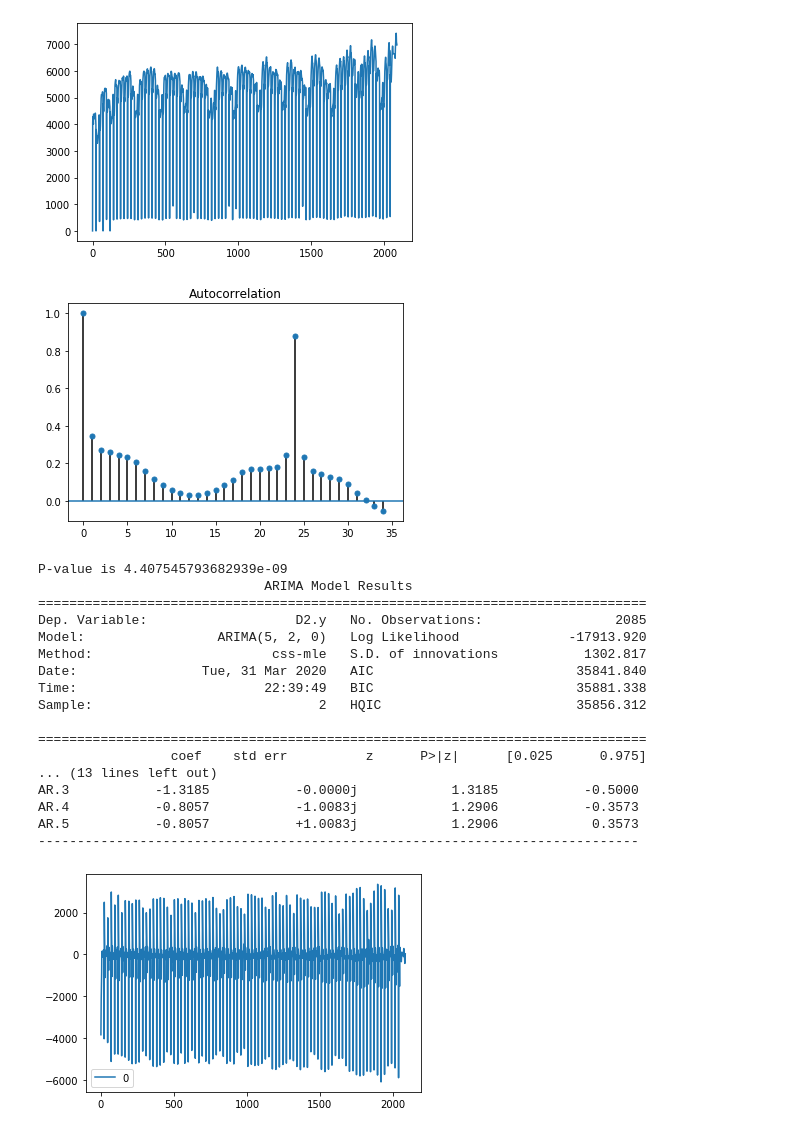
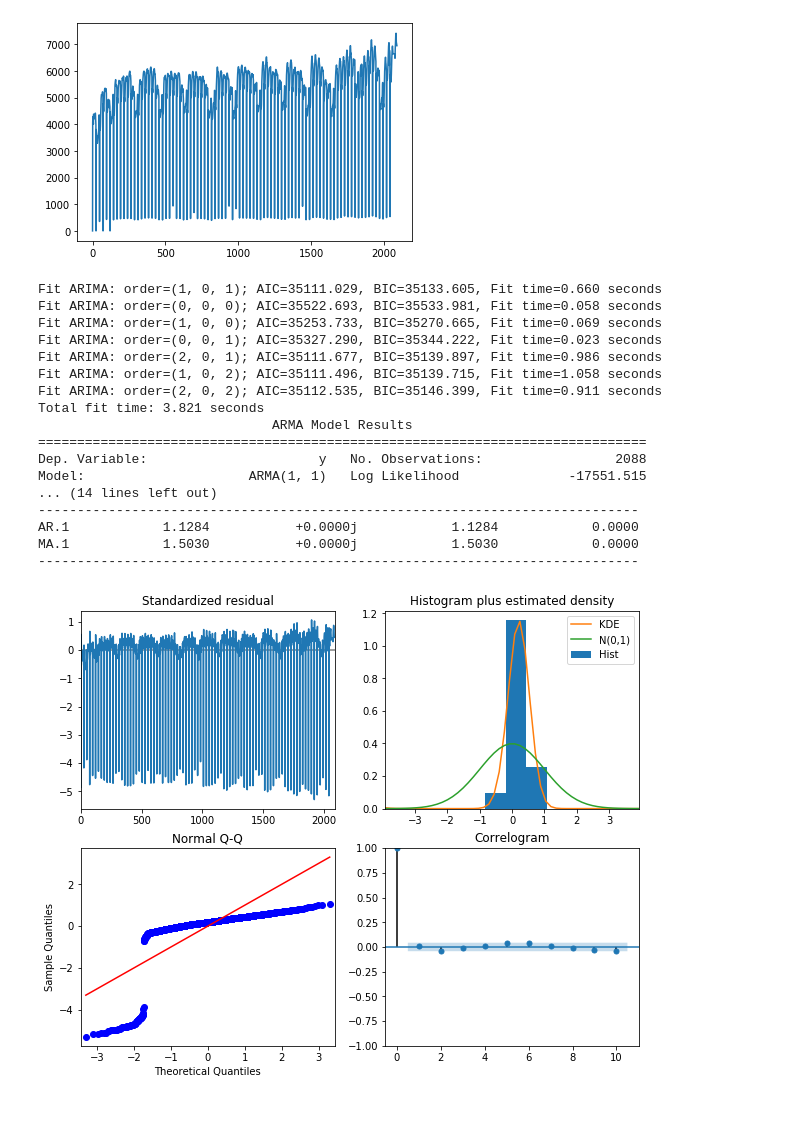
Before and after one commit to ERAUMECR/PML-06MTP-115, a Jupyter notebook: ARIMA_Forecast.ipynb, the cells around one changed output. Cells and saved outputs as stored; diff of their text form; code cells hidden in the pictures.

```diff
--- a/ARIMA_Forecast.ipynb
+++ b/ARIMA_Forecast.ipynb
@@ -3,69 +3,65 @@ import pandas as pd
 from sklearn.preprocessing import StandardScaler
 import numpy as np
 from keras import regularizers
 from keras.constraints import maxnorm
 from sklearn.linear_model import Lasso
 from sklearn.metrics import mean_squared_error
 from math import sqrt
 from pandas.plotting import autocorrelation_plot
 import pandas as pd
 import numpy as np
 from statsmodels.tsa.stattools import acf, pacf
 from statsmodels.graphics.tsaplots import plot_acf, plot_pacf
 from statsmodels.tsa.stattools import adfuller
 from matplotlib import pyplot as plt
 from statsmodels.tsa.arima_process import ArmaProcess
 from statsmodels.tsa.arima_model import ARMA, ARIMA
+from sklearn import preprocessing
+import pmdarima as pm
 
 
 # The models were done by hour using all the days of the week
 data = pd.read_excel("C:/Users/ERIC/Desktop/PML-06MTP-115/06MTP 01012020.xlsm",squeeze=True, sheet_name = 0)
 
 demand = data.iloc[:,4].values
 
 # Plot all the data
 plt.figure()
 plt.plot(demand)
 plt.show()
-# Plot autocorrelation function
-plot_acf(demand, alpha =1 )
+model = pm.auto_arima(demand, start_p=1, start_q=1,
+                      test='adf',       # use adftest to find optimal 'd'
+                      max_p=3, max_q=3, # maximum p and q
+                      m=1,              # frequency of series
+                      d=None,           # let model determine 'd'
+                      seasonal=False,   # No Seasonality
+                      start_P=0,
+                      D=0,
+                      trace=True,
+                      error_action='ignore',
+                      suppress_warnings=True,
+                      stepwise=True)
+
+print(model.summary())
+model.plot_diagnostics(figsize=(10,8))
 plt.show()
-#Dickey fuller test
-results = adfuller(demand)
-print("P-value is", results[1])
-# fit model
-model = ARIMA(demand, order=(5,2,0))
-model_fit = model.fit()
-print(model_fit.summary())
-# plot residual errors
-# there may still be some trend information not captured by the model.
-residuals = pd.DataFrame(model_fit.resid)
-residuals.plot()
-plt.show()
-# the errors are Gaussian
-residuals.plot(kind='kde')
-plt.show()
-# The distribution of the residual errors is displayed.
-# The results show that indeed there is a bias in the prediction (a non-zero mean in the residuals).
-print(residuals.describe())
 # %% [output]
 [figure]
+Fit ARIMA: order=(1, 0, 1); AIC=35111.029, BIC=35133.605, Fit time=0.660 seconds
+Fit ARIMA: order=(0, 0, 0); AIC=35522.693, BIC=35533.981, Fit time=0.058 seconds
+Fit ARIMA: order=(1, 0, 0); AIC=35253.733, BIC=35270.665, Fit time=0.069 seconds
+Fit ARIMA: order=(0, 0, 1); AIC=35327.290, BIC=35344.222, Fit time=0.023 seconds
+Fit ARIMA: order=(2, 0, 1); AIC=35111.677, BIC=35139.897, Fit time=0.986 seconds
+Fit ARIMA: order=(1, 0, 2); AIC=35111.496, BIC=35139.715, Fit time=1.058 seconds
+Fit ARIMA: order=(2, 0, 2); AIC=35112.535, BIC=35146.399, Fit time=0.911 seconds
+Total fit time: 3.821 seconds
+                              ARMA Model Results
+==============================================================================
+Dep. Variable:                      y   No. Observations:                 2088
+Model:                     ARMA(1, 1)   Log Likelihood              -17551.515
+... (14 lines left out)
+-----------------------------------------------------------------------------
+AR.1            1.1284           +0.0000j            1.1284            0.0000
+MA.1            1.5030           +0.0000j            1.5030            0.0000
+-----------------------------------------------------------------------------
-[figure, old version]
+[figure, new version]
-P-value is 4.407545793682939e-09
-                             ARIMA Model Results
-==============================================================================
-Dep. Variable:                   D2.y   No. Observations:                 2085
-Model:                 ARIMA(5, 2, 0)   Log Likelihood              -17913.920
-Method:                       css-mle   S.D. of innovations           1302.817
-Date:                Tue, 31 Mar 2020   AIC                          35841.840
-Time:                        22:39:49   BIC                          35881.338
-Sample:                             2   HQIC                         35856.312
-
-==============================================================================
-                 coef    std err          z      P>|z|      [0.025      0.975]
-... (13 lines left out)
-AR.3           -1.3185           -0.0000j            1.3185           -0.5000
-AR.4           -0.8057           -1.0083j            1.2906           -0.3573
-AR.5           -0.8057           +1.0083j            1.2906            0.3573
------------------------------------------------------------------------------
-[figure, removed]
```
Also changed, not shown: parts of 7 cells of this notebook, 4 other files.
